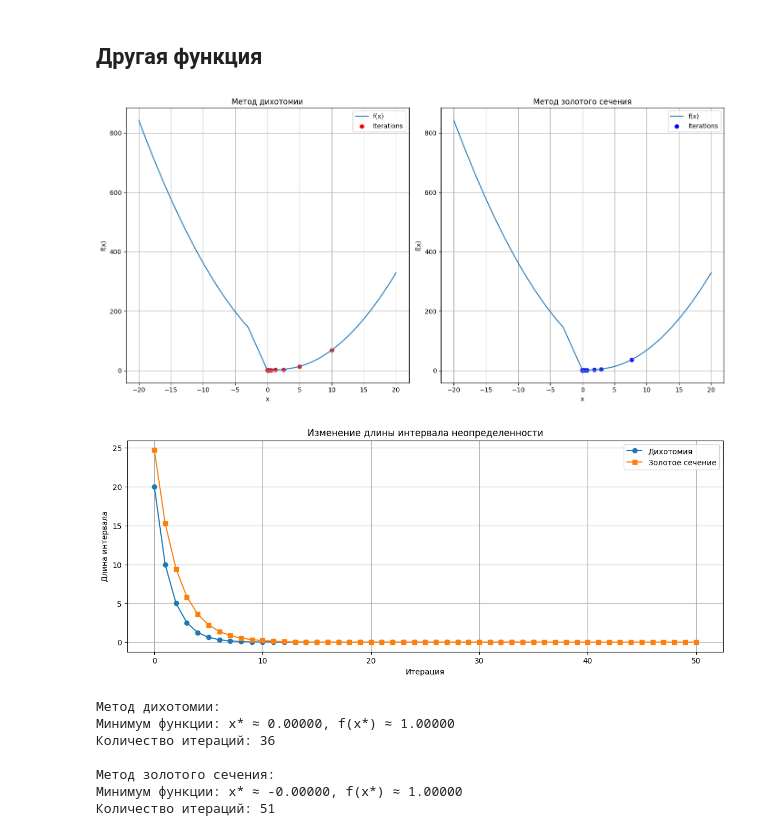
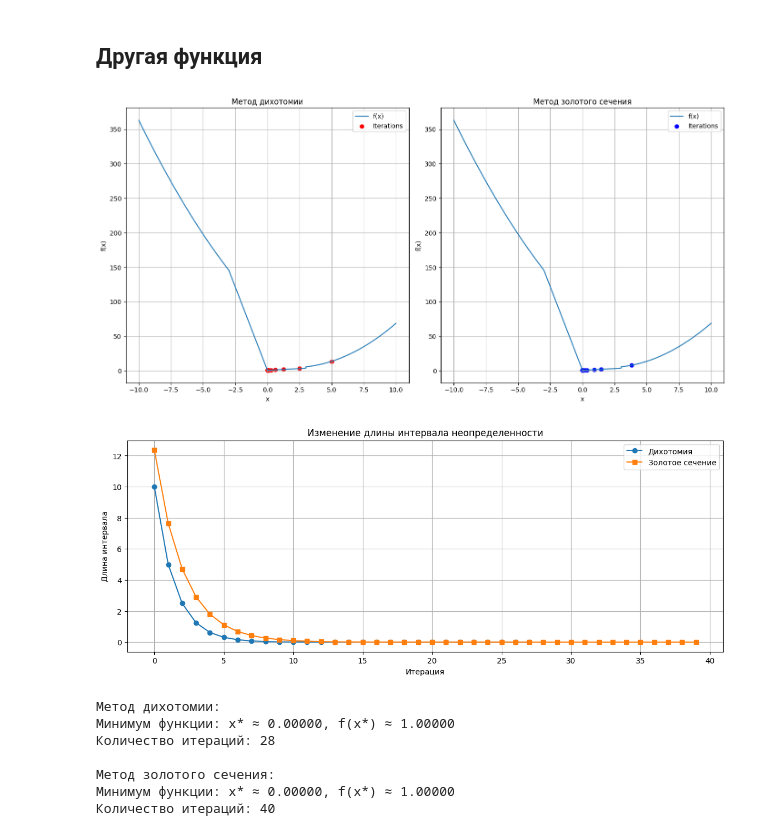
Before and after one commit to bobrnebobr/MatanLabTheBestBigHardWorkLetsDoIt, a Jupyter notebook: task1/sandbox.ipynb, the cells around one changed output. Cells and saved outputs as stored; diff of their text form; code cells hidden in the pictures.

```diff
--- a/task1/sandbox.ipynb
+++ b/task1/sandbox.ipynb
@@ -5,7 +6,15 @@ import matplotlib.pyplot as plt
 def f(x):
     return 1 / 2 * x ** 3 - 6 * x ** 2 - 18 * x + 1
 # %%
-def dichotomy_method(a, b, epsilon, f):
+def dichotomy_method(a: float, b: float, epsilon: float, f: Callable):
+    """
+    Метод дихотомии для нахождения минимума
+    :param a: левая граница отрезка, на котором нужно искать минимум
+    :param b: правая граница отрезка, на котором нужно искать минимум
+    :param epsilon: требуемая точность поиска
+    :param f: заданная функция
+    :return: x_star - найденный минимум, iterations - найденные минимумы по итерациям, length - длины интервалов неопределенности по итерациям
+    """
     iterations = []
     lengths = []
 
@@ -24,7 +33,15 @@ def dichotomy_method(a, b, epsilon, f):
     x_star = (a + b) / 2
     return x_star, iterations, lengths
 # %%
-def golden_section_method(l, r, epsilon, f):
+def golden_section_method(l: float, r: float, epsilon: float, f: Callable):
+    """
+    Метод золотого сечения для нахождения минимума
+    :param l: левая граница отрезка, на котором нужно искать минимум
+    :param r: правая граница отрезка, на котором нужно искать минимум
+    :param epsilon: требуемая точность поиска
+    :param f: заданная функция
+    :return: x_star - найденный минимум, iterations - найденные минимумы по итерациям, length - длины интервалов неопределенности по итерациям
+    """
     iterations = []
     lengths = []
 
@@ -55,7 +72,14 @@ def golden_section_method(l, r, epsilon, f):
 
     return (r + l) / 2, iterations, lengths
 # %%
-def get_results(a, b, f, epsilon):
+def get_results(a: float, b: float, f: Callable, epsilon: float):
+    """
+    Получение результатов работы алгоритмов в читаемом формате
+    :param a: левая граница интервала неопределенности
+    :param b: правая граница интервала неопределенности
+    :param f: заданная функция
+    :param epsilon: требуемая точность
+    """
     x_dichotomy, iterations_dichotomy, lengths_dichotomy = dichotomy_method(a, b, epsilon, f)
     x_golden_section, iterations_golden_section, lengths_golden_section = golden_section_method(a, b, epsilon, f)
     x = np.linspace(a, b, 10000)
@@ -125,14 +149,14 @@ def g(x):
     else:
         return (x - 2) ** 2 + 5
 # %%
-get_results(-20, 20, g, 1e-9)
+get_results(-10, 10, g, 1e-7)
 # %% [output]
-[figure, old version]
+[figure, new version]
-[figure, old version]
+[figure, new version]
 Метод дихотомии:
 Минимум функции: x* ≈ 0.00000, f(x*) ≈ 1.00000
-Количество итераций: 36
+Количество итераций: 28
 
 Метод золотого сечения:
-Минимум функции: x* ≈ -0.00000, f(x*) ≈ 1.00000
-Количество итераций: 51
+Минимум функции: x* ≈ 0.00000, f(x*) ≈ 1.00000
+Количество итераций: 40
```
Also changed, not shown: parts of 1 cell of this notebook.
